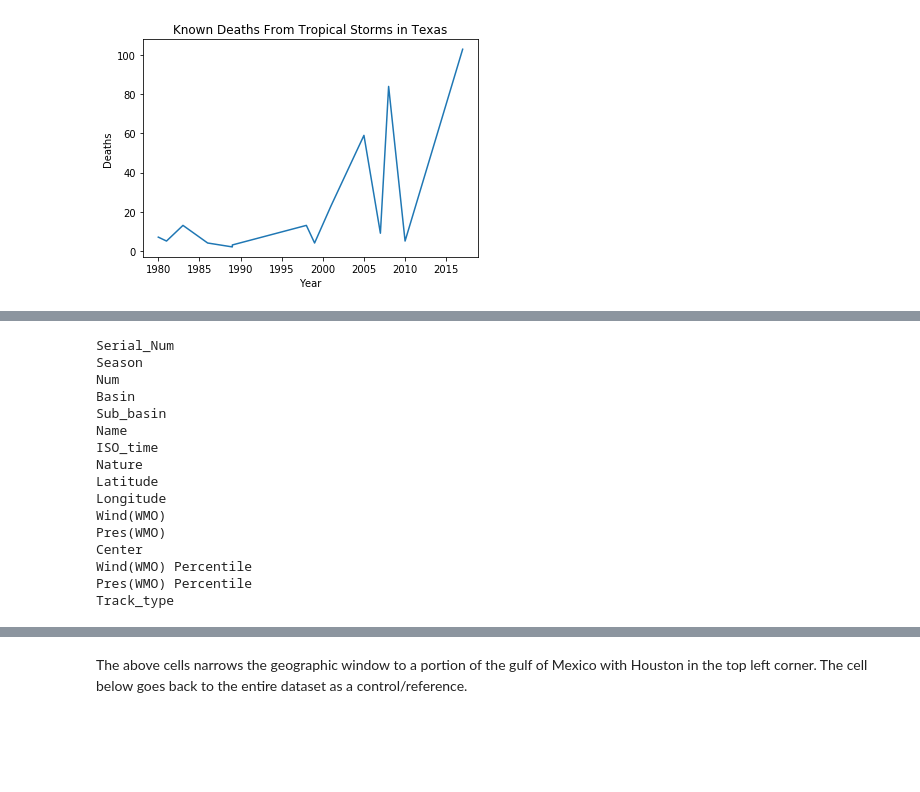
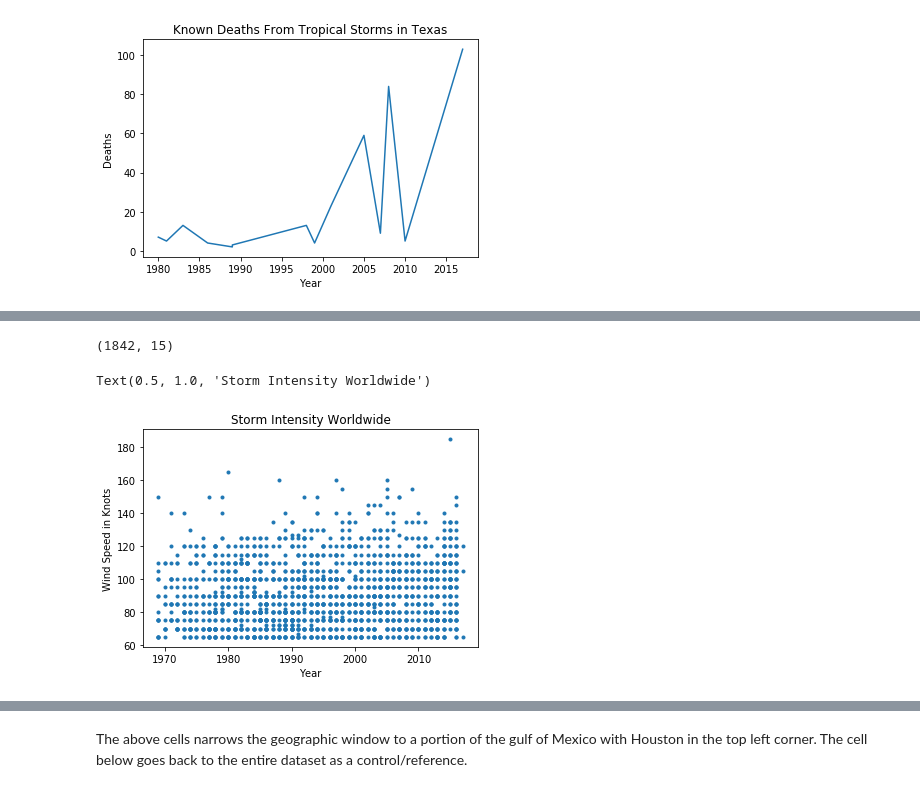
Before and after one commit to zuhbeer/Capstone, a Jupyter notebook: data playground.ipynb, the cells around one changed output, grey strips where cells are left out. Saved outputs shown, nothing was run; the diff lists cells and outputs as text; code cells hidden in the pictures; blank space fills up the shorter version.

```diff
--- a/data playground.ipynb
+++ b/data playground.ipynb
@@ -35,20 +35,20 @@ storms.tail()
-# %%
-for col in storms.columns:
-    print(col)
-# %% [output]
-Serial_Num
-Season
-Num
-Basin
-Sub_basin
-Name
-ISO_time
-Nature
-Latitude
-Longitude
-Wind(WMO)
-Pres(WMO)
-Center
-Wind(WMO) Percentile
-Pres(WMO) Percentile
-Track_type
+# %%
+alldata=pd.read_csv('Allstorms.ibtracs_wmo.v03r10.csv')
+allstorms = pd.DataFrame(alldata)
+stormsglobal = allstorms[(allstorms['Season'] >= 1969) & (allstorms['Wind(WMO)'] >= 64)]
+stormsglobaly = stormsglobal.groupby(['Serial_Num']).max()
+stormsglobaly.shape
+# %% [output]
+(1842, 15)
+# %%
+x = stormsglobaly['Season']
+y = stormsglobaly['Wind(WMO)']
+b, m = polyfit(x,y,1)
+plt.plot(x,y,'.')
+#plt.plot(x, b + m * x, '-')
+plt.ylabel('Wind Speed in Knots')
+plt.xlabel('Year')
+plt.title('Storm Intensity Worldwide')
+# %% [output]
+Text(0.5, 1.0, 'Storm Intensity Worldwide')
+[figure, added]
```
Also changed, not shown: parts of 35 cells of this notebook.
